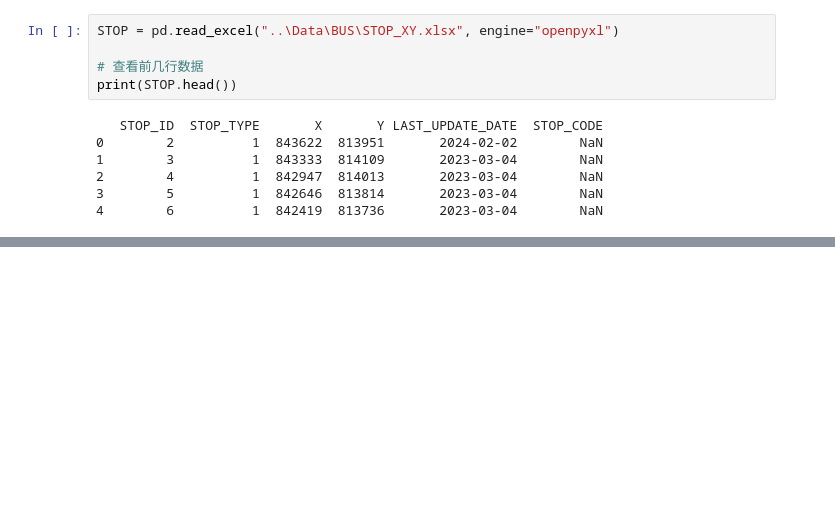
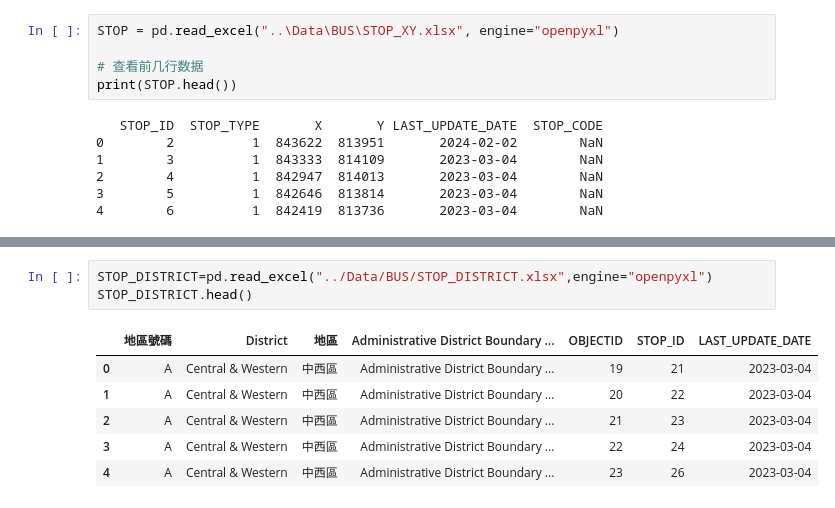
Before and after one commit to feiyiLB/comp3522, a Jupyter notebook: Notebooks/Format_Conversion.ipynb, the cells around one changed output, grey strips where cells are left out. Drawn from its saved outputs; the diff is of its cells as text; blank space fills up the shorter version.

```diff
--- a/Notebooks/Format_Conversion.ipynb
+++ b/Notebooks/Format_Conversion.ipynb
@@ -132,3 +132,13 @@ final_fare_df = fare_with_off_XY
 2       4004          837557          822294
 3       4005          837610          822082
 4       4006          837768          821807
+# %%
+STOP_DISTRICT=pd.read_excel("../Data/BUS/STOP_DISTRICT.xlsx",engine="openpyxl")
+STOP_DISTRICT.head()
+# %% [output]
+|  | 地區號碼 | District | 地區 | Administrative District Boundary ... | OBJECTID | STOP_ID | LAST_UPDATE_DATE |
+| 0 | A | Central & Western | 中西區 | Administrative District Boundary ... | 19 | 21 | 2023-03-04 |
+| 1 | A | Central & Western | 中西區 | Administrative District Boundary ... | 20 | 22 | 2023-03-04 |
+| 2 | A | Central & Western | 中西區 | Administrative District Boundary ... | 21 | 23 | 2023-03-04 |
+| 3 | A | Central & Western | 中西區 | Administrative District Boundary ... | 22 | 24 | 2023-03-04 |
+| 4 | A | Central & Western | 中西區 | Administrative District Boundary ... | 23 | 26 | 2023-03-04 |
```
Also changed, not shown: parts of 4 cells of this notebook, 9 other files.
